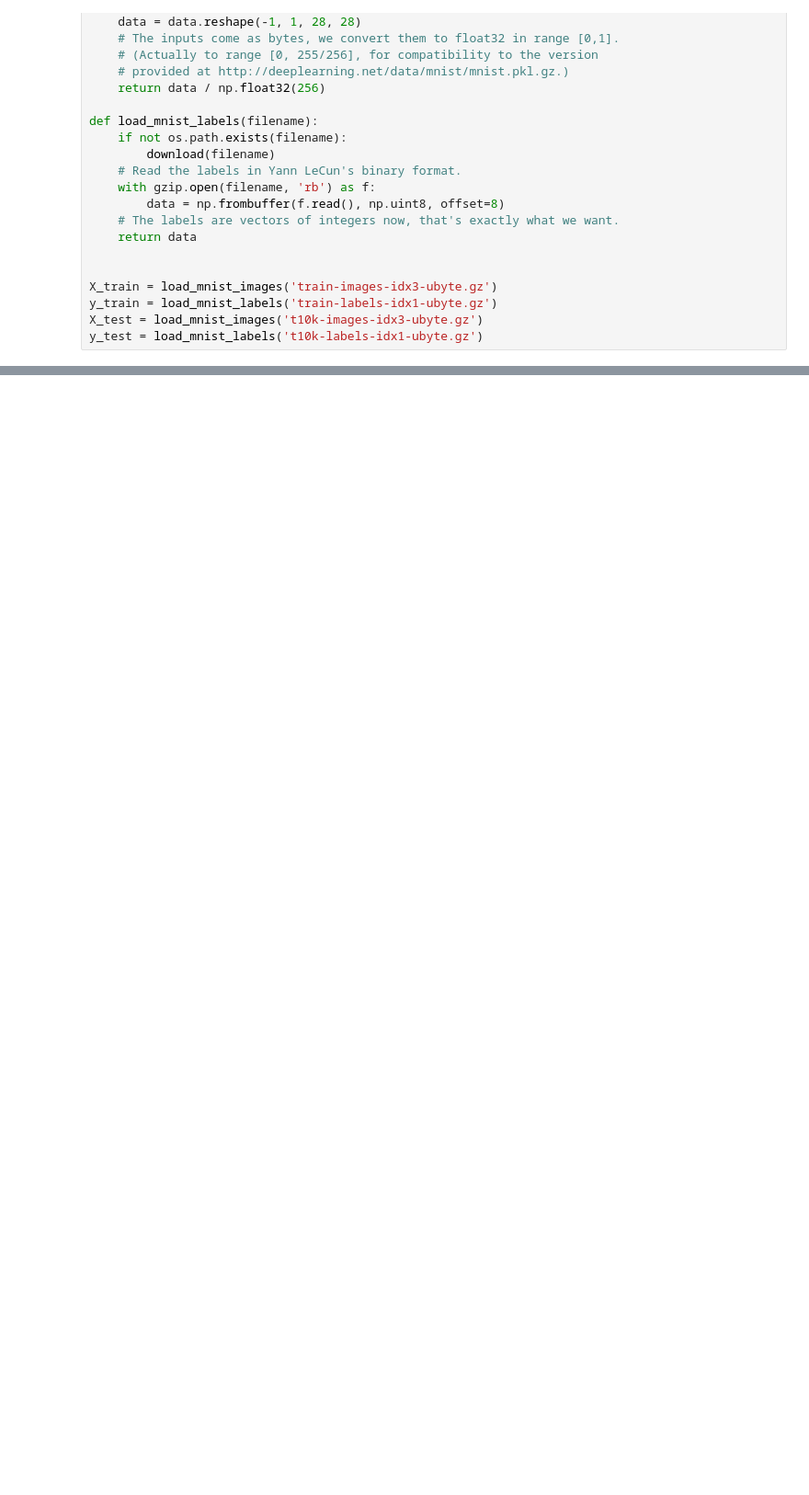
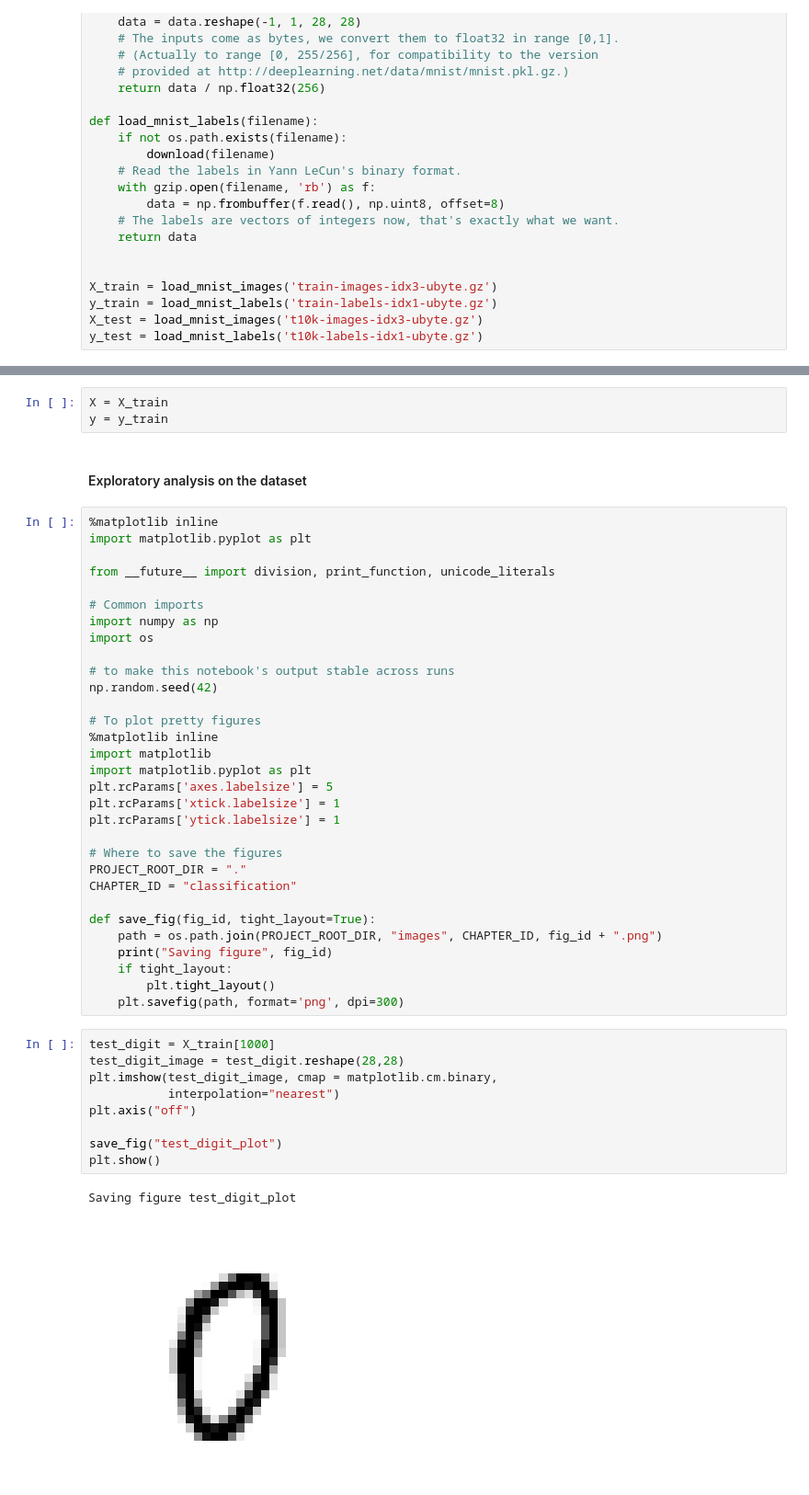
Before and after one commit to Joby2Code/MachineLearning_Fundamentals, a Jupyter notebook: Neural Network/Neural_Networks.ipynb, the cells around one changed output, grey strips where cells are left out. Shown: that part at 92% size. Cells and saved outputs as stored; diff of their text form; blank space fills up the shorter version.

```diff
--- a/Neural Network/Neural_Networks.ipynb
+++ b/Neural Network/Neural_Networks.ipynb
@@ -55,0 +58,48 @@ print(X_train.shape,X_test.shape)
+# %%
+X = X_train
+y = y_train
+# %% [markdown]
+<h4>Exploratory analysis on the dataset </h4>
+# %%
+%matplotlib inline
+import matplotlib.pyplot as plt
+
+from __future__ import division, print_function, unicode_literals
+
+# Common imports
+import numpy as np
+import os
+
+# to make this notebook's output stable across runs
+np.random.seed(42)
+
+# To plot pretty figures
+%matplotlib inline
+import matplotlib
+import matplotlib.pyplot as plt
+plt.rcParams['axes.labelsize'] = 5
+plt.rcParams['xtick.labelsize'] = 1
+plt.rcParams['ytick.labelsize'] = 1
+
+# Where to save the figures
+PROJECT_ROOT_DIR = "."
+CHAPTER_ID = "classification"
+
+def save_fig(fig_id, tight_layout=True):
+    path = os.path.join(PROJECT_ROOT_DIR, "images", CHAPTER_ID, fig_id + ".png")
+    print("Saving figure", fig_id)
+    if tight_layout:
+        plt.tight_layout()
+    plt.savefig(path, format='png', dpi=300)
+# %%
+test_digit = X_train[1000]
+test_digit_image = test_digit.reshape(28,28)
+plt.imshow(test_digit_image, cmap = matplotlib.cm.binary,
+           interpolation="nearest")
+plt.axis("off")
+
+save_fig("test_digit_plot")
+plt.show()
+# %% [output]
+Saving figure test_digit_plot
+[figure, added]
```
Also changed, not shown: parts of 24 cells of this notebook, 3 other files.
